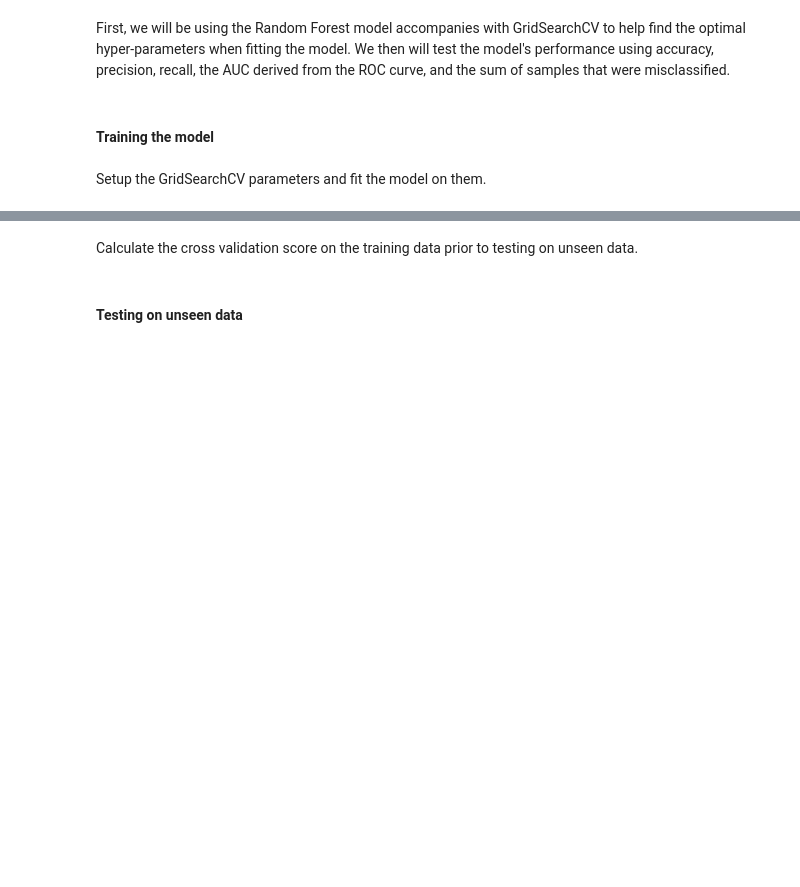
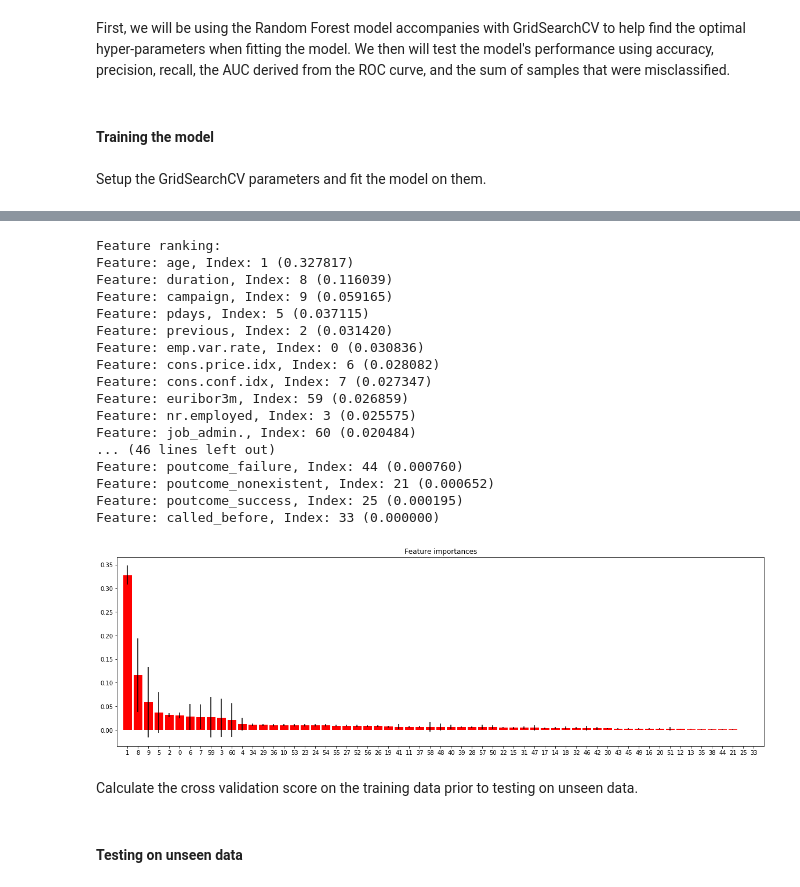
Before and after one commit to kevinbooth/comp740, a Jupyter notebook: project1/bank_marketing.ipynb, the cells around one changed output, grey strips where cells are left out. Cells and saved outputs as stored; diff of their text form; code cells hidden in the pictures; blank space fills up the shorter version.

Commit message:
Add logistic regression and feature importance

```diff
--- a/project1/bank_marketing.ipynb
+++ b/project1/bank_marketing.ipynb
@@ -201,6 +246,6 @@ y_not_sub, y_sub = X_not_sub.pop('y'), X_sub.pop('y')
 # %% [markdown]
 Create the stratified training and test sets.
 # %%
-X_train, y_train = X_not_sub[:4000].append(X_sub[:4000]), y_not_sub[:4000].append(y_sub[:4000])
-X_test, y_test = X_not_sub[4000:4620].append(X_sub[4000:4620]), y_not_sub[4000:4620].append(y_sub[4000:4620])
+X_train, y_train = X_not_sub[:29238].append(X_sub[:3712]), y_not_sub[:29238].append(y_sub[:3712])
+X_test, y_test = X_not_sub[29238:36548].append(X_sub[3712:4640]), y_not_sub[29238:36548].append(y_sub[3712:4640])
 # %% [markdown]
@@ -211,4 +256,10 @@ SGD requires data to be scaled in order for learning to converge well, so below
 sc = StandardScaler() #center the distribution around zero (mean), with a standard deviation of 1.
 sc.fit(X_train)
 X_std = sc.transform(X_train.append(X_test))
+
+
+sc2 = StandardScaler()
+sc2.fit(X_train)
+X_train_std = sc2.transform(X_train)
+X_test_std = sc2.transform(X_test)
 # %% [markdown]
@@ -250,3 +331,46 @@ print('Optimal params: {}'.format(rnd_cv.best_estimator_))
+# %%
+importances = rnd_cv.best_estimator_.feature_importances_
+std = np.std([tree.feature_importances_ for tree in rnd_cv.best_estimator_.estimators_],
+             axis=0)
+indices = np.argsort(importances)[::-1]
+
+# Print the feature ranking
+print("Feature ranking:")
+
+
+#for name, importance in zip(X_train, rnd_cv.best_estimator_.feature_importances_):
+#    print(name, "=", importance)
+
+for f in range(X_train.shape[1]):
+    print("Feature: %s, Index: %d (%f)" % (X_train.columns[f], indices[f], importances[indices[f]]))
+
+# Plot the feature importances of the forest
+plt.figure(figsize=(20, 6))
+plt.title("Feature importances")
+plt.bar(range(X_train.shape[1]), importances[indices],
+       color="r", yerr=std[indices], align="center")
+plt.xticks(range(X_train.shape[1]), indices)
+plt.xlim([-1, X_train.shape[1]])
+plt.show()
+# %% [output]
+Feature ranking:
+Feature: age, Index: 1 (0.327817)
+Feature: duration, Index: 8 (0.116039)
+Feature: campaign, Index: 9 (0.059165)
+Feature: pdays, Index: 5 (0.037115)
+Feature: previous, Index: 2 (0.031420)
+Feature: emp.var.rate, Index: 0 (0.030836)
+Feature: cons.price.idx, Index: 6 (0.028082)
+Feature: cons.conf.idx, Index: 7 (0.027347)
+Feature: euribor3m, Index: 59 (0.026859)
+Feature: nr.employed, Index: 3 (0.025575)
+Feature: job_admin., Index: 60 (0.020484)
+... (46 lines left out)
+Feature: poutcome_failure, Index: 44 (0.000760)
+Feature: poutcome_nonexistent, Index: 21 (0.000652)
+Feature: poutcome_success, Index: 25 (0.000195)
+Feature: called_before, Index: 33 (0.000000)
+[figure, added]
 # %% [markdown]
 Calculate the cross validation score on the training data prior to testing on unseen data.
 # %%
```
Also changed, not shown: parts of 32 cells of this notebook.
